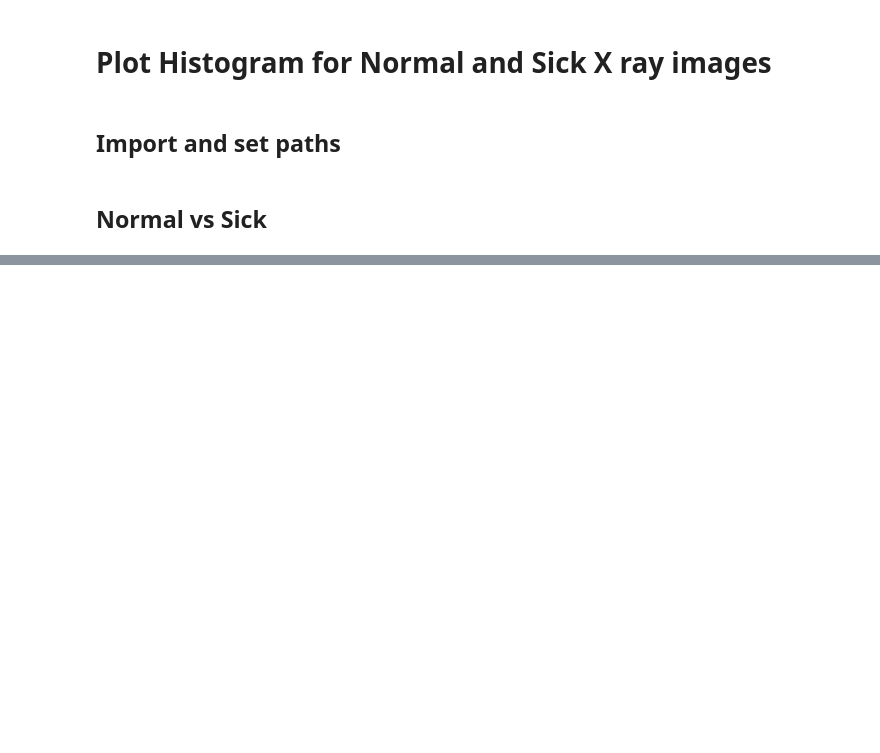
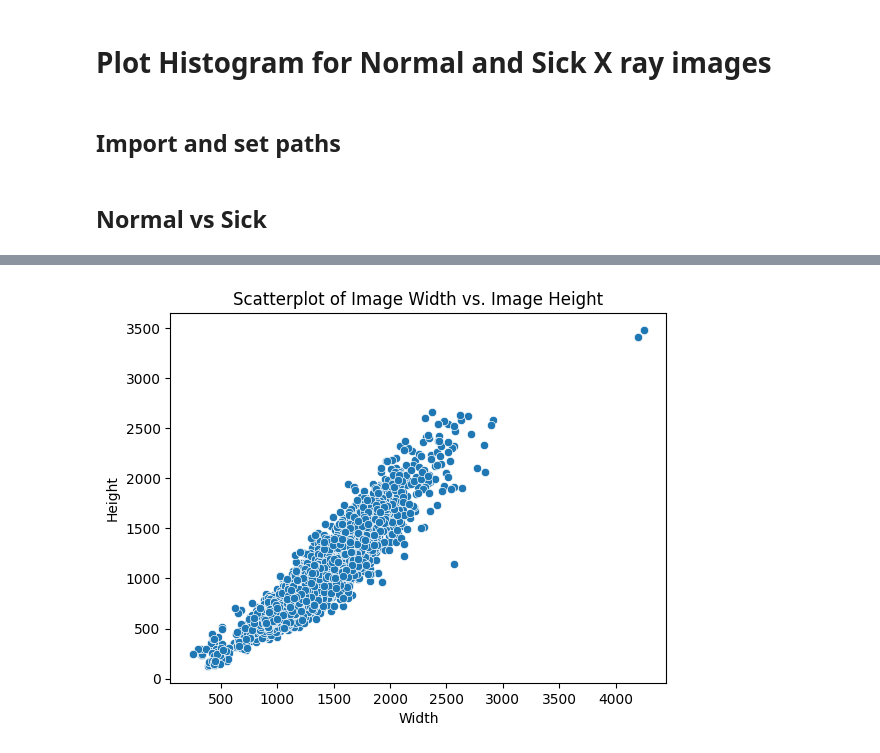
Before and after one commit to KelvinYQC/Covid_19_Classification, a Jupyter notebook: EDA/Hist_Comparison.ipynb, the cells around one changed output, grey strips where cells are left out. Cells and saved outputs as stored; diff of their text form; code cells hidden in the pictures; blank space fills up the shorter version.

```diff
--- a/EDA/Hist_Comparison.ipynb
+++ b/EDA/Hist_Comparison.ipynb
@@ -82,0 +148,9 @@ for paths, lebel in [(train_images_normal[:6],"normal"), (test_images_sick[:6],
+# %%
+# Display a scatterplot of image height vs. image width
+sns.scatterplot(x=train_images_df["width"], y=train_images_df["height"])
+plt.title("Scatterplot of Image Width vs. Image Height")
+plt.xlabel("Width")
+plt.ylabel("Height")
+plt.show()
+# %% [output]
+[figure, added]
```
Also changed, not shown: parts of 16 cells of this notebook, 2 other files.
